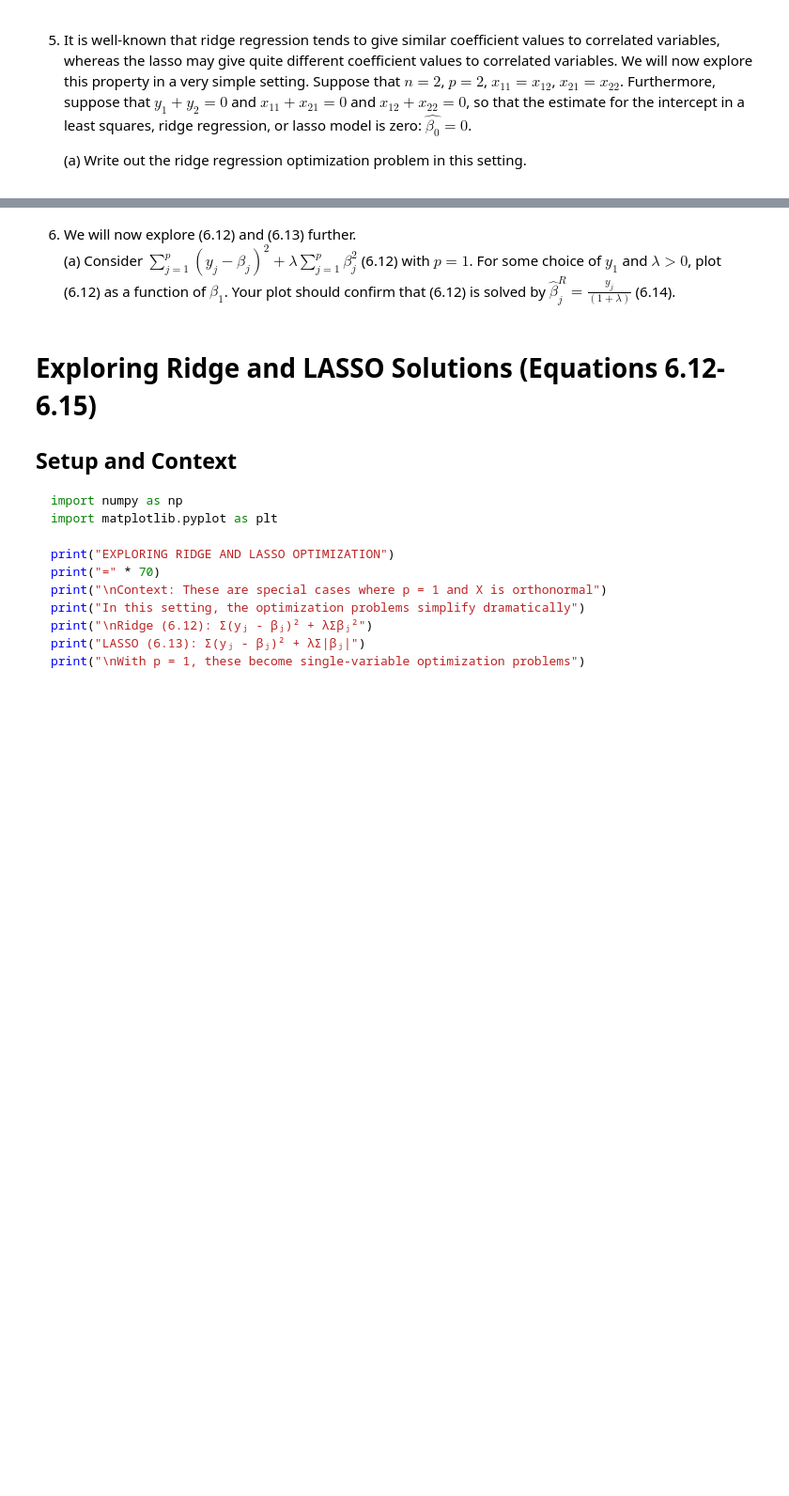
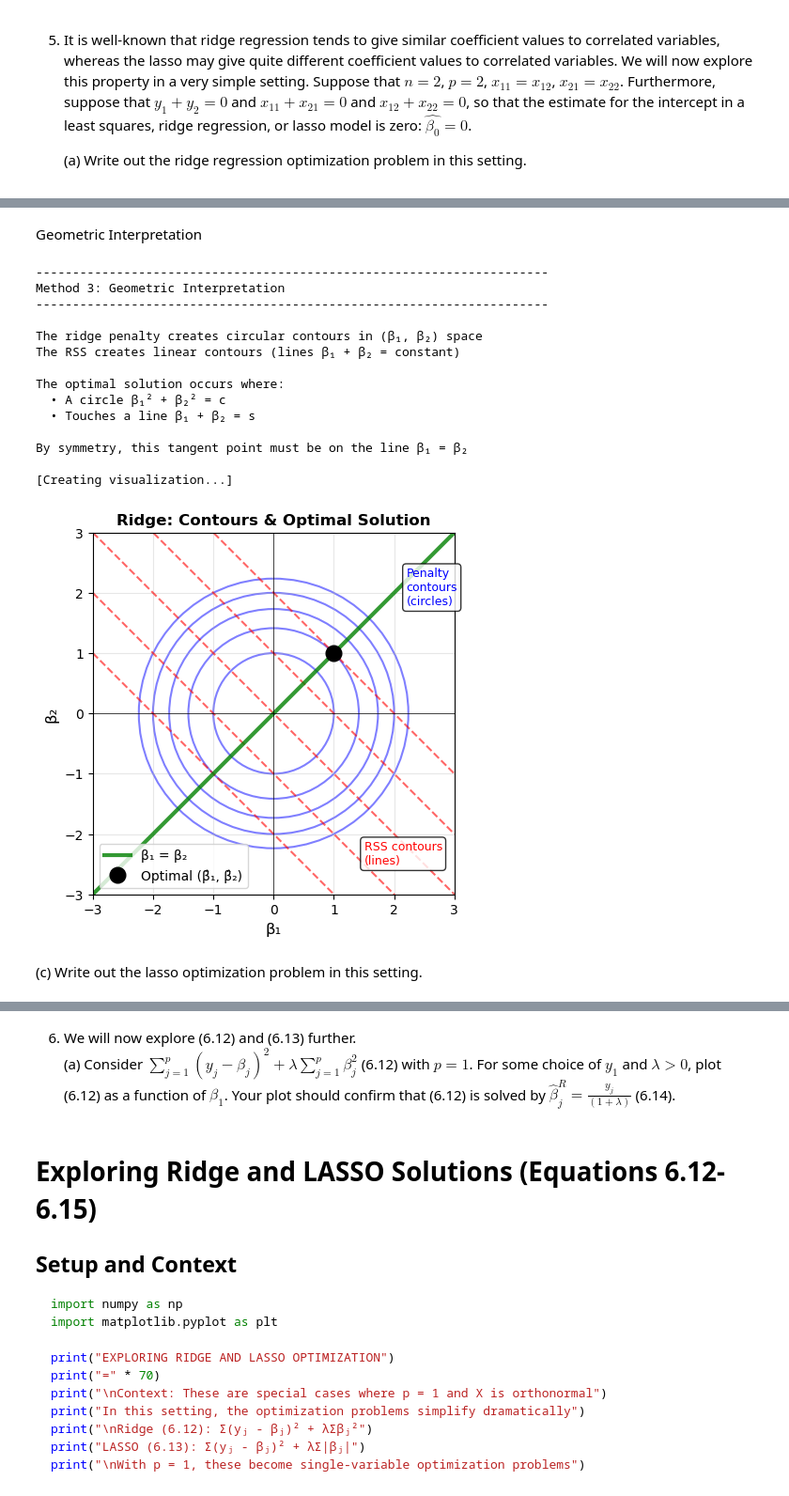
Before and after one commit to zozoking101/An-Introduction-to-Statistical-Learning-with-Applications-in-Python, a Jupyter notebook: 6_Linear_Model_Selection_and_Regularization/Chapter_6.ipynb, the cells around one changed output, grey strips where cells are left out. Shown at 94% size. Drawn from its saved outputs; the diff is of its cells as text; code cells hidden in the pictures; blank space fills up the shorter version.

```diff
--- a/6_Linear_Model_Selection_and_Regularization/Chapter_6.ipynb
+++ b/6_Linear_Model_Selection_and_Regularization/Chapter_6.ipynb
@@ -4064,0 +3796,78 @@ print("\n✓ Analysis complete!")
+# %% [markdown]
+Geometric Interpretation
+# %%
+print("\n" + "-" * 70)
+print("Method 3: Geometric Interpretation")
+print("-" * 70)
+
+print("\nThe ridge penalty creates circular contours in (β₁, β₂) space")
+print("The RSS creates linear contours (lines β₁ + β₂ = constant)")
+print("\nThe optimal solution occurs where:")
+print("  • A circle β₁² + β₂² = c")
+print("  • Touches a line β₁ + β₂ = s")
+print("\nBy symmetry, this tangent point must be on the line β₁ = β₂")
+
+# Visualization
+fig = plt.figure(figsize=(14, 5))
+
+# Left plot: Contours
+ax1 = fig.add_subplot(121)
+
+# Create grid
+beta1 = np.linspace(-3, 3, 400)
+beta2 = np.linspace(-3, 3, 400)
+B1, B2 = np.meshgrid(beta1, beta2)
+
+# Ridge penalty contours (circles)
+penalty_levels = [1, 2, 3, 4, 5]
+for level in penalty_levels:
+    circle = plt.Circle((0, 0), np.sqrt(level), fill=False,
+                        color='blue', alpha=0.5, linewidth=1.5)
+    ax1.add_patch(circle)
+
+# RSS contours (lines β₁ + β₂ = constant)
+for s in [-2, -1, 0, 1, 2]:
+    ax1.plot(beta1, s - beta1, 'r--', alpha=0.6, linewidth=1.5)
+
+# Line β₁ = β₂
+ax1.plot(beta1, beta1, 'g-', linewidth=3, label='β₁ = β₂', alpha=0.8)
+
+# Mark optimal point (example)
+ax1.plot(1, 1, 'ko', markersize=12, label='Optimal (β̂₁, β̂₂)')
+
+ax1.set_xlabel('β₁', fontsize=12)
+ax1.set_ylabel('β₂', fontsize=12)
+ax1.set_title('Ridge: Contours & Optimal Solution', fontsize=12, fontweight='bold')
+ax1.grid(True, alpha=0.3)
+ax1.set_xlim([-3, 3])
+ax1.set_ylim([-3, 3])
+ax1.axhline(y=0, color='k', linewidth=0.5)
+ax1.axvline(x=0, color='k', linewidth=0.5)
+ax1.legend()
+ax1.set_aspect('equal')
+
+# Add text annotations
+ax1.text(2.2, 1.8, 'Penalty\ncontours\n(circles)', fontsize=9, color='blue',
+         bbox=dict(boxstyle='round', facecolor='white', alpha=0.8))
+ax1.text(1.5, -2.5, 'RSS contours\n(lines)', fontsize=9, color='red',
+         bbox=dict(boxstyle='round', facecolor='white', alpha=0.8))
+
+print("\n[Creating visualization...]")
+# %% [output]
+----------------------------------------------------------------------
+Method 3: Geometric Interpretation
+----------------------------------------------------------------------
+
+The ridge penalty creates circular contours in (β₁, β₂) space
+The RSS creates linear contours (lines β₁ + β₂ = constant)
+
+The optimal solution occurs where:
+  • A circle β₁² + β₂² = c
+  • Touches a line β₁ + β₂ = s
+
+By symmetry, this tangent point must be on the line β₁ = β₂
+
+[Creating visualization...]
+[figure, added]
+# %% [markdown]
+(c) Write out the lasso optimization problem in this setting.
```
Also changed, not shown: parts of 44 cells of this notebook, 3 other files.
